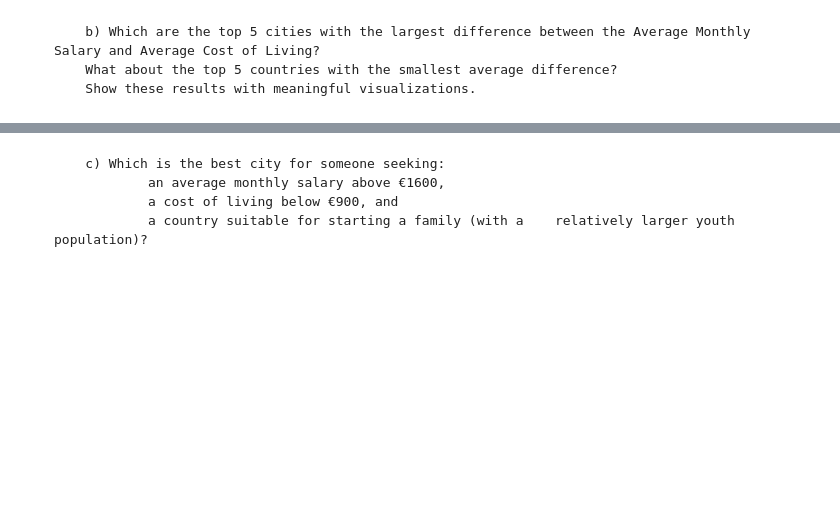
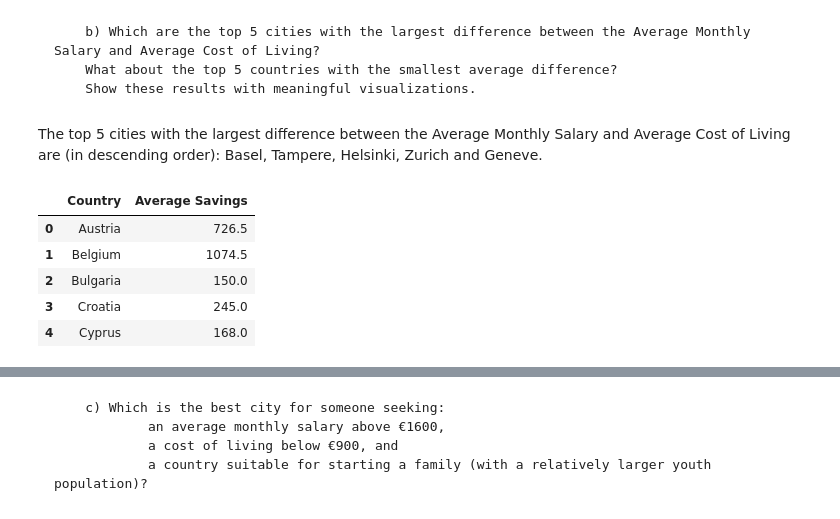
Before and after one commit to CoderCactus/WhereShouldILive, a Jupyter notebook: Group13_PDS_2526.ipynb, the cells around one changed output, grey strips where cells are left out. Cells and saved outputs as stored; diff of their text form; code cells hidden in the pictures; blank space fills up the shorter version.

```diff
--- a/Group13_PDS_2526.ipynb
+++ b/Group13_PDS_2526.ipynb
@@ -331,0 +471,15 @@ The least spoken language is Slovene and the 3 most spoken are English, German a
+# %% [markdown]
+The top 5 cities with the largest difference between the Average Monthly Salary and Average Cost of Living are (in descending order):
+Basel, Tampere, Helsinki, Zurich and Geneve.
+# %%
+savings_per_country = pd.pivot_table(city_data_copy, index='Country',
+                                    values='Average Savings',
+                                    aggfunc={'Average Savings':'mean'}).round(2).reset_index()
+savings_per_country.head()
+# %% [output]
+|  | Country | Average Savings |
+| 0 | Austria | 726.5 |
+| 1 | Belgium | 1074.5 |
+| 2 | Bulgaria | 150.0 |
+| 3 | Croatia | 245.0 |
+| 4 | Cyprus | 168.0 |
```
Also changed, not shown: parts of 26 cells of this notebook, 1 other file.
